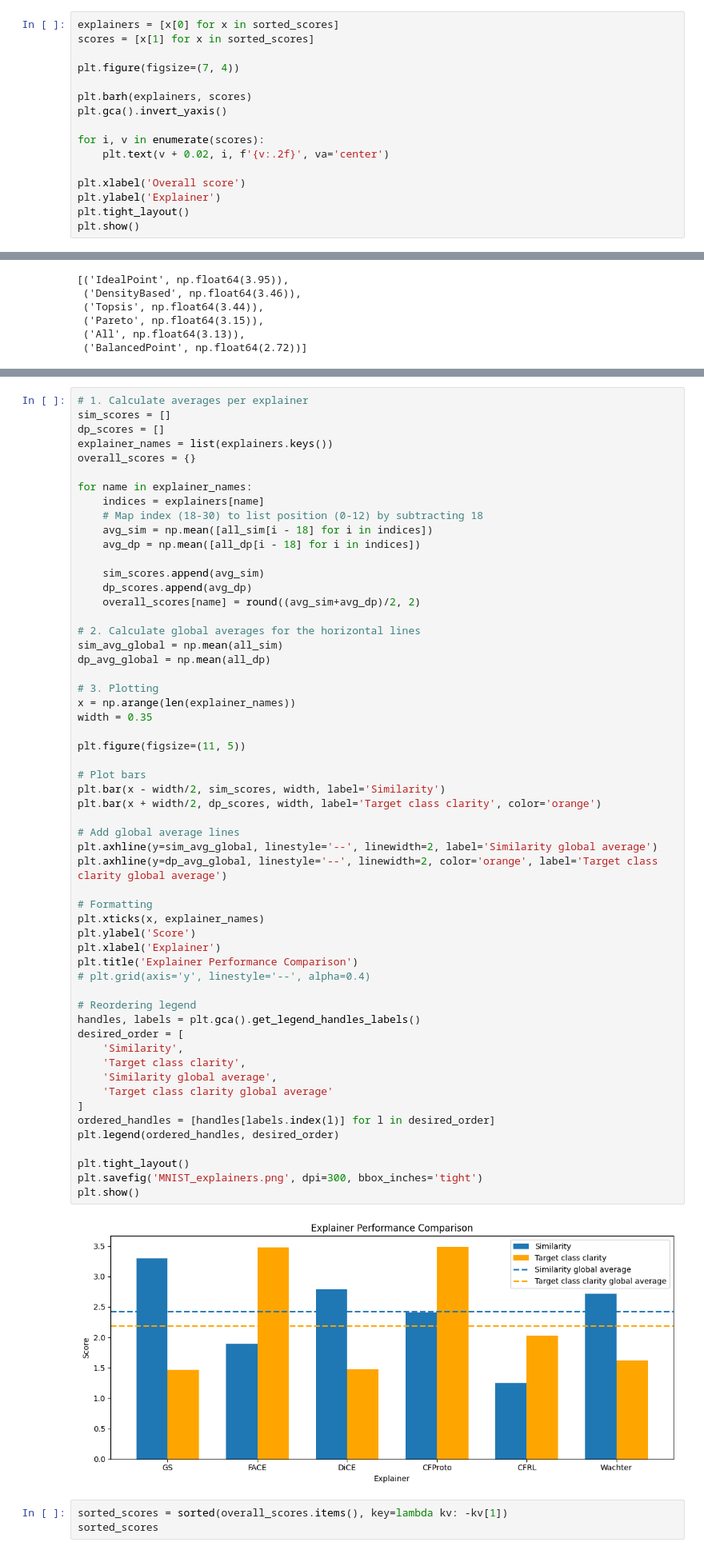
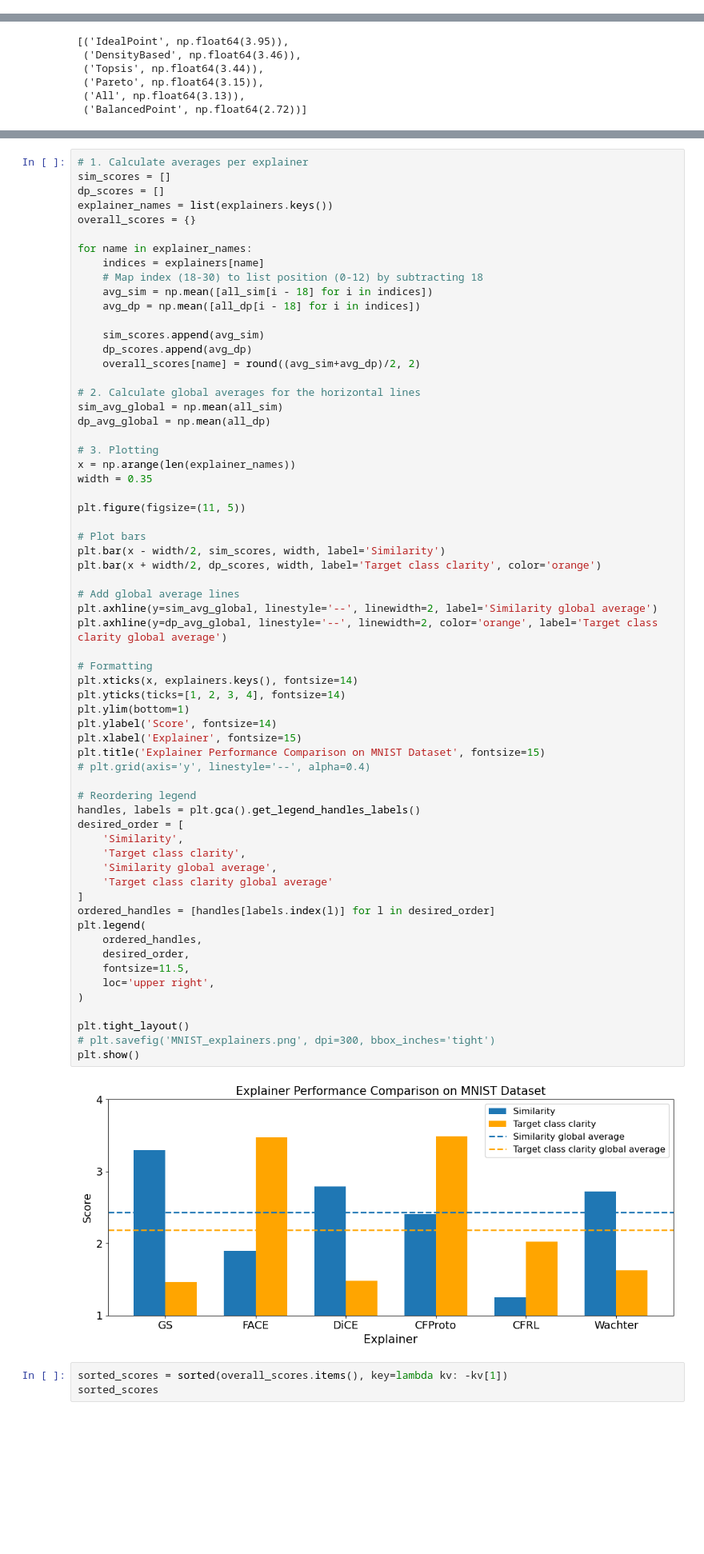
Before and after one commit to MBernart/counterfactuals, a Jupyter notebook: experiments/survey_analysis/analysis.ipynb, the cells around one changed output, grey strips where cells are left out. Shown at 80% size. Saved outputs shown, nothing was run; the diff lists cells and outputs as text; blank space fills up the shorter version.

```diff
--- a/experiments/survey_analysis/analysis.ipynb
+++ b/experiments/survey_analysis/analysis.ipynb
@@ -146,19 +185,3 @@ sorted_scores
  ('CFProto', np.float64(2.99)),
  ('FACE', np.float64(2.97)),
  ('CFRL', np.float64(1.95))]
-# %%
-explainers = [x[0] for x in sorted_scores]
-scores = [x[1] for x in sorted_scores]
-
-plt.figure(figsize=(7, 4))
-
-plt.barh(explainers, scores)
-plt.gca().invert_yaxis()
-
-for i, v in enumerate(scores):
-    plt.text(v + 0.02, i, f'{v:.2f}', va='center')
-
-plt.xlabel('Overall score')
-plt.ylabel('Explainer')
-plt.tight_layout()
-plt.show()
@@ -427,40 +491,47 @@ dp_avg_global = np.mean(all_dp)
 # 3. Plotting
 x = np.arange(len(explainer_names))
 width = 0.35
 
 plt.figure(figsize=(11, 5))
 
 # Plot bars
 plt.bar(x - width/2, sim_scores, width, label='Similarity')
 plt.bar(x + width/2, dp_scores, width, label='Target class clarity', color='orange')
 
 # Add global average lines
 plt.axhline(y=sim_avg_global, linestyle='--', linewidth=2, label='Similarity global average')
 plt.axhline(y=dp_avg_global, linestyle='--', linewidth=2, color='orange', label='Target class clarity global average')
 
 # Formatting
-plt.xticks(x, explainer_names)
-plt.ylabel('Score')
-plt.xlabel('Explainer')
-plt.title('Explainer Performance Comparison')
+plt.xticks(x, explainers.keys(), fontsize=14)
+plt.yticks(ticks=[1, 2, 3, 4], fontsize=14)
+plt.ylim(bottom=1)
+plt.ylabel('Score', fontsize=14)
+plt.xlabel('Explainer', fontsize=15)
+plt.title('Explainer Performance Comparison on MNIST Dataset', fontsize=15)
 # plt.grid(axis='y', linestyle='--', alpha=0.4)
 
 # Reordering legend
 handles, labels = plt.gca().get_legend_handles_labels()
 desired_order = [
     'Similarity',
     'Target class clarity',
     'Similarity global average',
     'Target class clarity global average'
 ]
 ordered_handles = [handles[labels.index(l)] for l in desired_order]
-plt.legend(ordered_handles, desired_order)
+plt.legend(
+    ordered_handles,
+    desired_order,
+    fontsize=11.5,
+    loc='upper right',
+)
 
 plt.tight_layout()
-plt.savefig('MNIST_explainers.png', dpi=300, bbox_inches='tight')
+# plt.savefig('MNIST_explainers.png', dpi=300, bbox_inches='tight')
 plt.show()
 # %% [output]
-[figure, old version]
+[figure, new version]
 # %%
 sorted_scores = sorted(overall_scores.items(), key=lambda kv: -kv[1])
 sorted_scores
```
Also changed, not shown: parts of 13 cells of this notebook, 4 other files.
